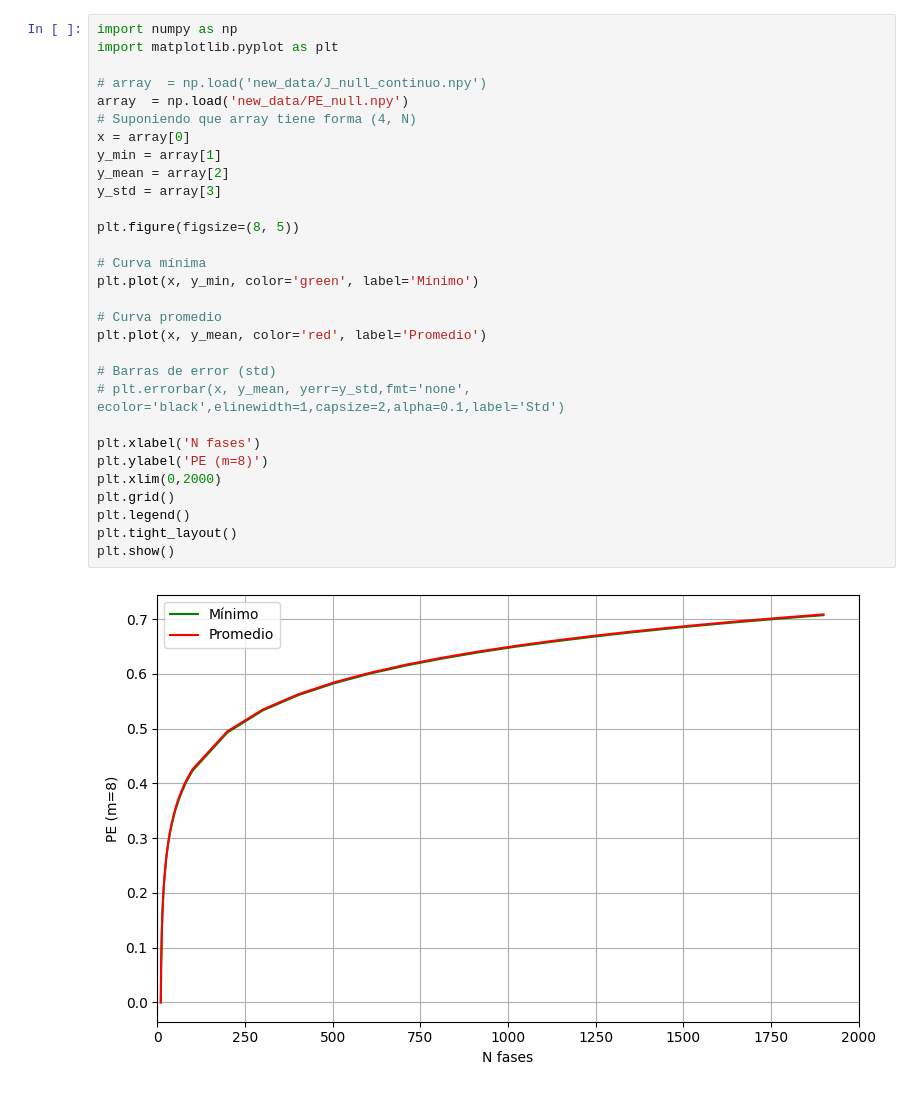
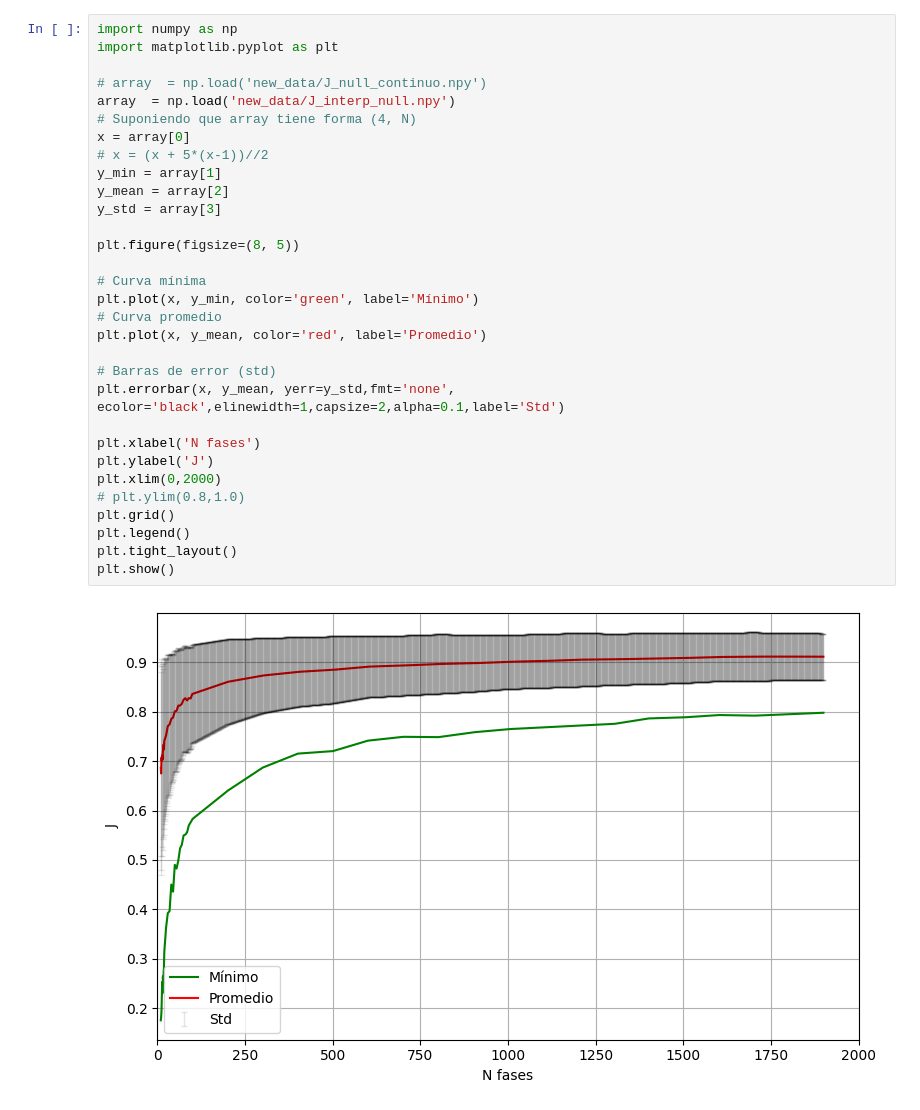
Before and after one commit to EduardoGarcia528/Tesis, a Jupyter notebook: INDICE_J/null_grahping.ipynb, the cells around one changed output. Drawn from its saved outputs; the diff is of its cells as text.

Commit message:
null

```diff
--- a/INDICE_J/null_grahping.ipynb
+++ b/INDICE_J/null_grahping.ipynb
@@ -1,32 +1,33 @@
 # %%
 import numpy as np
 import matplotlib.pyplot as plt
 
 # array  = np.load('new_data/J_null_continuo.npy')
-array  = np.load('new_data/PE_null.npy')
+array  = np.load('new_data/J_interp_null.npy')
 # Suponiendo que array tiene forma (4, N)
 x = array[0]
+# x = (x + 5*(x-1))//2
 y_min = array[1]
 y_mean = array[2]
 y_std = array[3]
 
 plt.figure(figsize=(8, 5))
 
 # Curva mínima
 plt.plot(x, y_min, color='green', label='Mínimo')
-
 # Curva promedio
 plt.plot(x, y_mean, color='red', label='Promedio')
 
 # Barras de error (std)
-# plt.errorbar(x, y_mean, yerr=y_std,fmt='none', ecolor='black',elinewidth=1,capsize=2,alpha=0.1,label='Std')
+plt.errorbar(x, y_mean, yerr=y_std,fmt='none', ecolor='black',elinewidth=1,capsize=2,alpha=0.1,label='Std')
 
 plt.xlabel('N fases')
-plt.ylabel('PE (m=8)')
+plt.ylabel('J')
 plt.xlim(0,2000)
+# plt.ylim(0.8,1.0)
 plt.grid()
 plt.legend()
 plt.tight_layout()
 plt.show()
 # %% [output]
-[figure, old version]
+[figure, new version]
```
Also changed, not shown: 7 other files.
